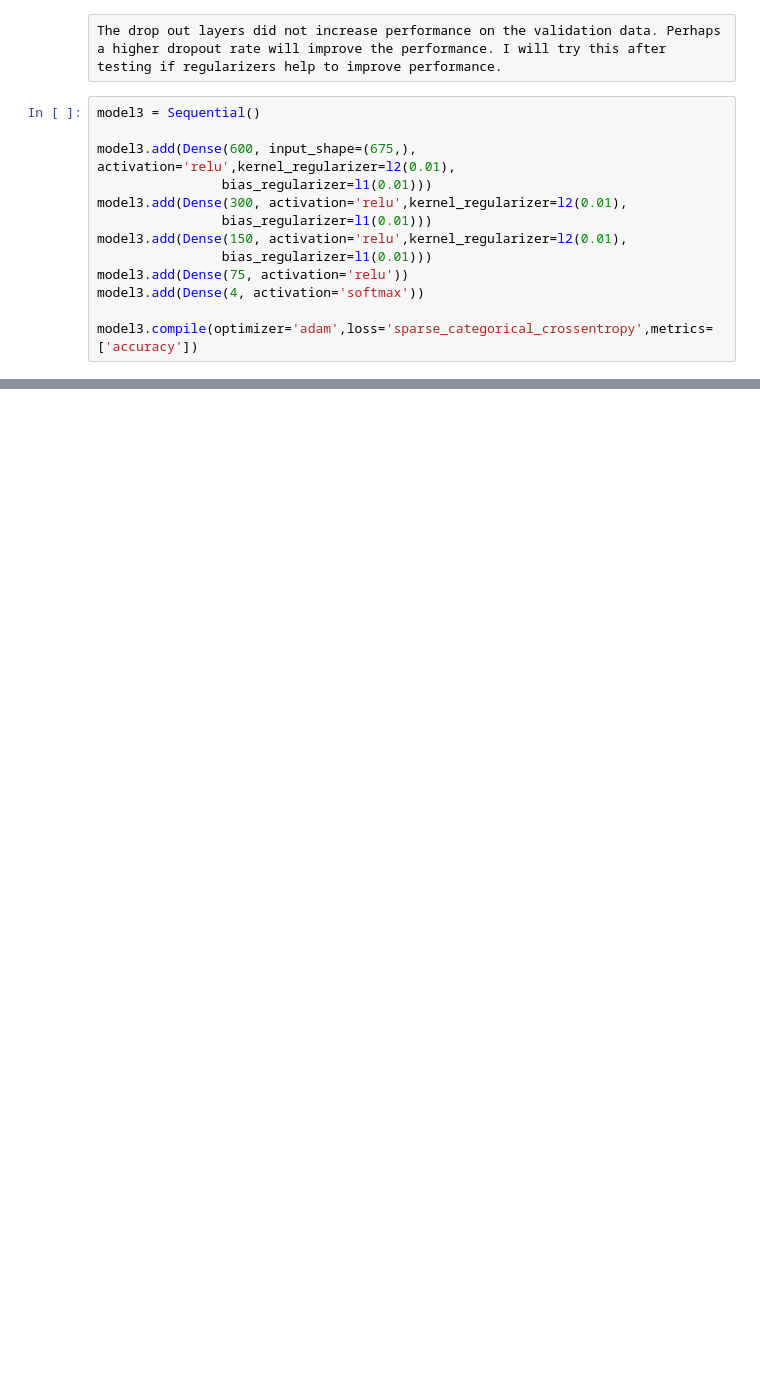
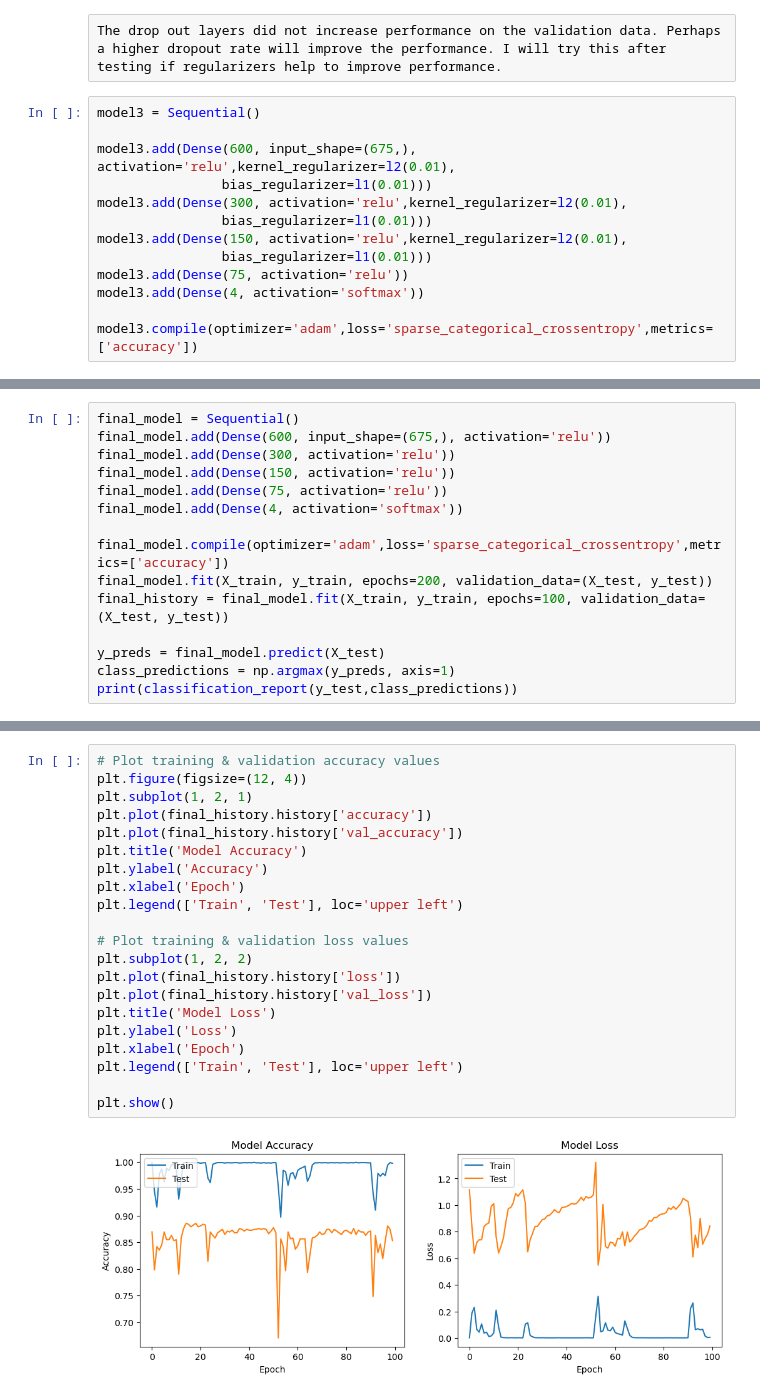
Before and after one commit to mainfranco/Capstone-3, a Jupyter notebook: Brain Tumor Classification.ipynb, the cells around one changed output, grey strips where cells are left out. Saved outputs shown, nothing was run; the diff lists cells and outputs as text; blank space fills up the shorter version.

```diff
--- a/Brain Tumor Classification.ipynb
+++ b/Brain Tumor Classification.ipynb
@@ -1004,0 +1005,15 @@ weighted avg       0.82      0.82      0.82       620
+# %%
+final_model = Sequential()
+final_model.add(Dense(600, input_shape=(675,), activation='relu'))
+final_model.add(Dense(300, activation='relu'))
+final_model.add(Dense(150, activation='relu'))
+final_model.add(Dense(75, activation='relu'))
+final_model.add(Dense(4, activation='softmax'))
+
+final_model.compile(optimizer='adam',loss='sparse_categorical_crossentropy',metrics=['accuracy'])
+final_model.fit(X_train, y_train, epochs=200, validation_data=(X_test, y_test))
+final_history = final_model.fit(X_train, y_train, epochs=100, validation_data=(X_test, y_test))
+
+y_preds = final_model.predict(X_test)
+class_predictions = np.argmax(y_preds, axis=1)
+print(classification_report(y_test,class_predictions))
@@ -1004,0 +1038,23 @@ weighted avg       0.82      0.82      0.82       620
+# %%
+# Plot training & validation accuracy values
+plt.figure(figsize=(12, 4))
+plt.subplot(1, 2, 1)
+plt.plot(final_history.history['accuracy'])
+plt.plot(final_history.history['val_accuracy'])
+plt.title('Model Accuracy')
+plt.ylabel('Accuracy')
+plt.xlabel('Epoch')
+plt.legend(['Train', 'Test'], loc='upper left')
+
+# Plot training & validation loss values
+plt.subplot(1, 2, 2)
+plt.plot(final_history.history['loss'])
+plt.plot(final_history.history['val_loss'])
+plt.title('Model Loss')
+plt.ylabel('Loss')
+plt.xlabel('Epoch')
+plt.legend(['Train', 'Test'], loc='upper left')
+
+plt.show()
+# %% [output]
+[figure, added]
```
Also changed, not shown: parts of 50 cells of this notebook.
